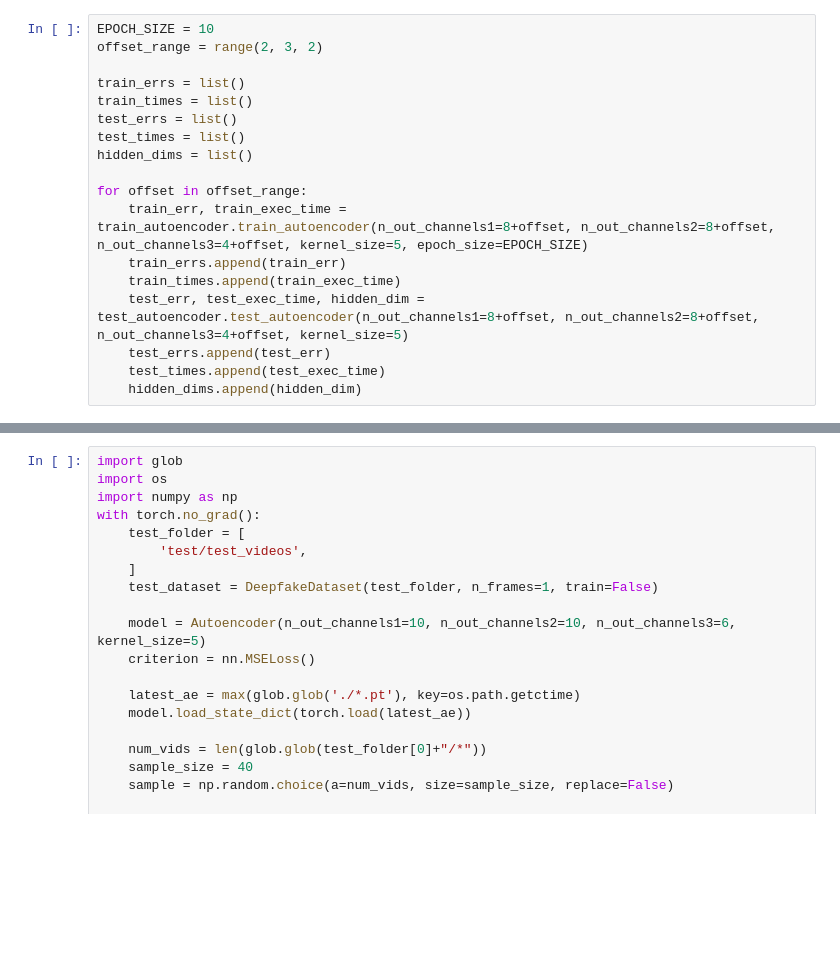
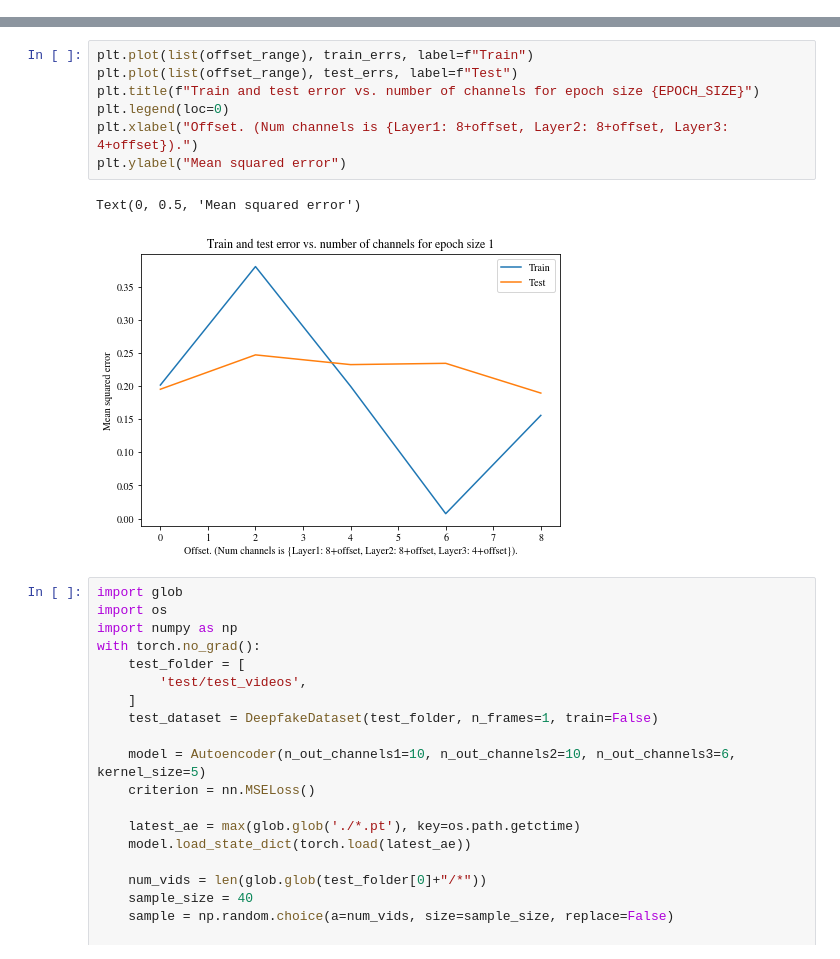
Before and after one commit to johnchrishays/deepfake, a Jupyter notebook: autoencoder_experiments.ipynb, the cells around one changed output, grey strips where cells are left out. Drawn from its saved outputs; the diff is of its cells as text; blank space fills up the shorter version.

```diff
--- a/autoencoder_experiments.ipynb
+++ b/autoencoder_experiments.ipynb
@@ -28,18 +46,0 @@ def pdf_savefig():
-# %%
-EPOCH_SIZE = 10
-offset_range = range(2, 3, 2)
-
-train_errs = list()
-train_times = list()
-test_errs = list()
-test_times = list()
-hidden_dims = list()
-
-for offset in offset_range:
-    train_err, train_exec_time = train_autoencoder.train_autoencoder(n_out_channels1=8+offset, n_out_channels2=8+offset, n_out_channels3=4+offset, kernel_size=5, epoch_size=EPOCH_SIZE)
-    train_errs.append(train_err)
-    train_times.append(train_exec_time)
-    test_err, test_exec_time, hidden_dim = test_autoencoder.test_autoencoder(n_out_channels1=8+offset, n_out_channels2=8+offset, n_out_channels3=4+offset, kernel_size=5)
-    test_errs.append(test_err)
-    test_times.append(test_exec_time)
-    hidden_dims.append(hidden_dim)
@@ -56,3 +47,13 @@ executed in: 0:01:07.279087, finished 2020-03-24 10:35:17.081400
+# %%
+plt.plot(list(offset_range), train_errs, label=f"Train")
+plt.plot(list(offset_range), test_errs, label=f"Test")
+plt.title(f"Train and test error vs. number of channels for epoch size {EPOCH_SIZE}")
+plt.legend(loc=0)
+plt.xlabel("Offset. (Num channels is {Layer1: 8+offset, Layer2: 8+offset, Layer3: 4+offset}).")
+plt.ylabel("Mean squared error")
+# %% [output]
+Text(0, 0.5, 'Mean squared error')
+[figure, added]
 # %%
 import glob
 import os
```
Also changed, not shown: parts of 3 cells of this notebook, 3 other files.
